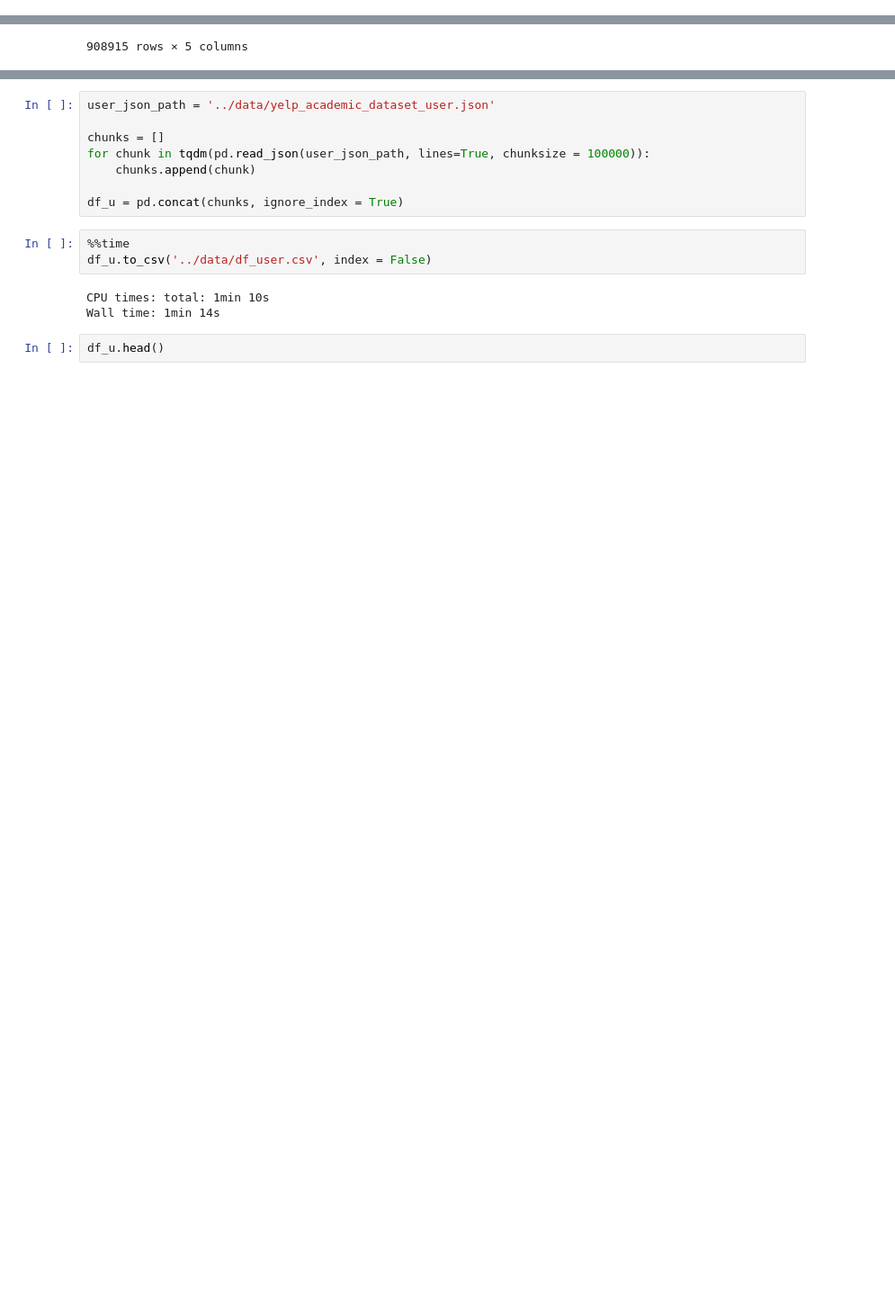
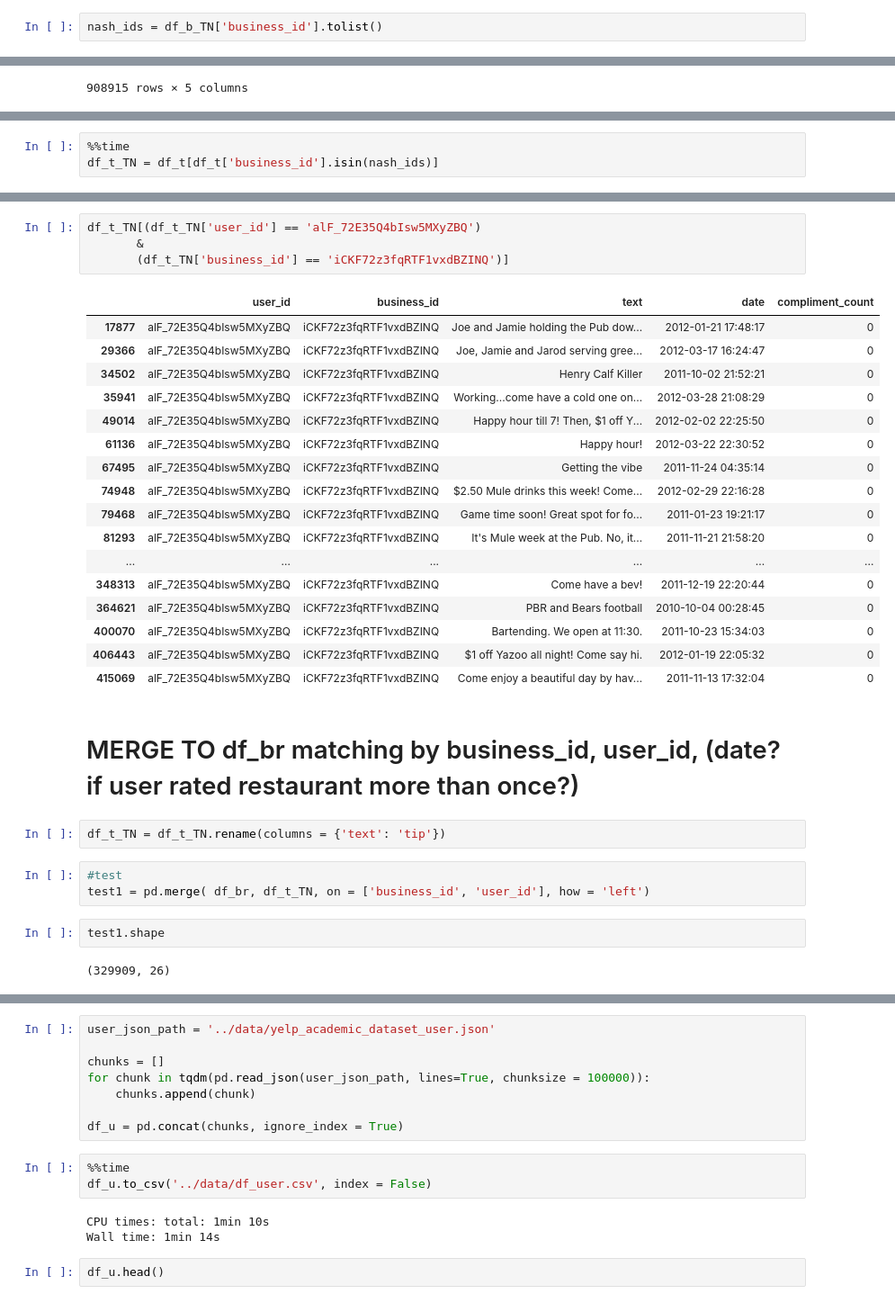
Before and after one commit to essetetsahai/capstone-yelp, a Jupyter notebook: notebooks/01_Data_Prep.ipynb, the cells around one changed output, grey strips where cells are left out. Shown at 90% size. Cells and saved outputs as stored; diff of their text form; blank space fills up the shorter version.

```diff
--- a/notebooks/01_Data_Prep.ipynb
+++ b/notebooks/01_Data_Prep.ipynb
@@ -103,0 +302,2 @@ Wall time: 2min 57s
+# %%
+nash_ids = df_b_TN['business_id'].tolist()
@@ -129,0 +387,3 @@ df_t
+# %%
+%%time
+df_t_TN = df_t[df_t['business_id'].isin(nash_ids)]
@@ -129,0 +442,33 @@ df_t
+# %%
+df_t_TN[(df_t_TN['user_id'] == 'alF_72E35Q4bIsw5MXyZBQ')
+       &
+       (df_t_TN['business_id'] == 'iCKF72z3fqRTF1vxdBZINQ')]
+# %% [output]
+|  | user_id | business_id | text | date | compliment_count |
+| 17877 | alF_72E35Q4bIsw5MXyZBQ | iCKF72z3fqRTF1vxdBZINQ | Joe and Jamie holding the Pub dow... | 2012-01-21 17:48:17 | 0 |
+| 29366 | alF_72E35Q4bIsw5MXyZBQ | iCKF72z3fqRTF1vxdBZINQ | Joe, Jamie and Jarod serving gree... | 2012-03-17 16:24:47 | 0 |
+| 34502 | alF_72E35Q4bIsw5MXyZBQ | iCKF72z3fqRTF1vxdBZINQ | Henry Calf Killer | 2011-10-02 21:52:21 | 0 |
+| 35941 | alF_72E35Q4bIsw5MXyZBQ | iCKF72z3fqRTF1vxdBZINQ | Working...come have a cold one on... | 2012-03-28 21:08:29 | 0 |
+| 49014 | alF_72E35Q4bIsw5MXyZBQ | iCKF72z3fqRTF1vxdBZINQ | Happy hour till 7! Then, $1 off Y... | 2012-02-02 22:25:50 | 0 |
+| 61136 | alF_72E35Q4bIsw5MXyZBQ | iCKF72z3fqRTF1vxdBZINQ | Happy hour! | 2012-03-22 22:30:52 | 0 |
+| 67495 | alF_72E35Q4bIsw5MXyZBQ | iCKF72z3fqRTF1vxdBZINQ | Getting the vibe | 2011-11-24 04:35:14 | 0 |
+| 74948 | alF_72E35Q4bIsw5MXyZBQ | iCKF72z3fqRTF1vxdBZINQ | $2.50 Mule drinks this week! Come... | 2012-02-29 22:16:28 | 0 |
+| 79468 | alF_72E35Q4bIsw5MXyZBQ | iCKF72z3fqRTF1vxdBZINQ | Game time soon! Great spot for fo... | 2011-01-23 19:21:17 | 0 |
+| 81293 | alF_72E35Q4bIsw5MXyZBQ | iCKF72z3fqRTF1vxdBZINQ | It's Mule week at the Pub. No, it... | 2011-11-21 21:58:20 | 0 |
+| ... | ... | ... | ... | ... | ... |
+| 348313 | alF_72E35Q4bIsw5MXyZBQ | iCKF72z3fqRTF1vxdBZINQ | Come have a bev! | 2011-12-19 22:20:44 | 0 |
+| 364621 | alF_72E35Q4bIsw5MXyZBQ | iCKF72z3fqRTF1vxdBZINQ | PBR and Bears football | 2010-10-04 00:28:45 | 0 |
+| 400070 | alF_72E35Q4bIsw5MXyZBQ | iCKF72z3fqRTF1vxdBZINQ | Bartending. We open at 11:30. | 2011-10-23 15:34:03 | 0 |
+| 406443 | alF_72E35Q4bIsw5MXyZBQ | iCKF72z3fqRTF1vxdBZINQ | $1 off Yazoo all night! Come say hi. | 2012-01-19 22:05:32 | 0 |
+| 415069 | alF_72E35Q4bIsw5MXyZBQ | iCKF72z3fqRTF1vxdBZINQ | Come enjoy a beautiful day by hav... | 2011-11-13 17:32:04 | 0 |
+# %% [markdown]
+# MERGE TO df_br matching by business_id, user_id, (date? if user rated restaurant more than once?)
+# %%
+df_t_TN = df_t_TN.rename(columns = {'text': 'tip'})
+# %%
+#test
+test1 = pd.merge( df_br, df_t_TN, on = ['business_id', 'user_id'], how = 'left')
+# %%
+test1.shape
+# %% [output]
+(329909, 26)
```
Also changed, not shown: parts of 57 cells of this notebook.
